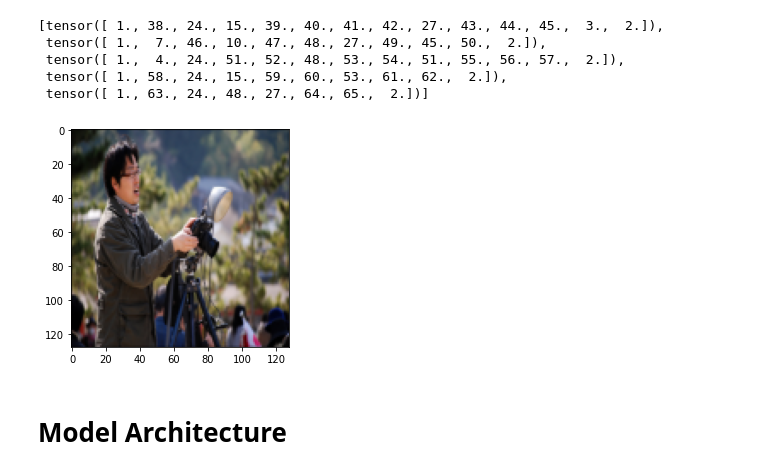
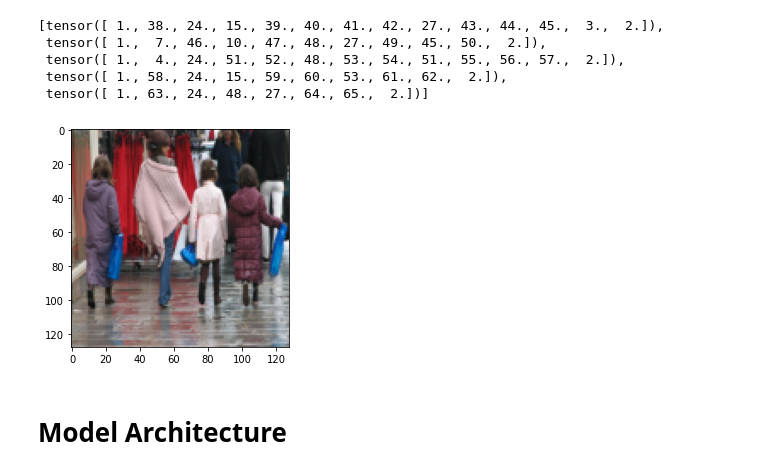
Before and after one commit to karan469/Machine-Learning-COL774, a Jupyter notebook: A4/try_1.ipynb, the cells around one changed output. Drawn from its saved outputs; the diff is of its cells as text; code cells hidden in the pictures.

```diff
--- a/A4/try_1.ipynb
+++ b/A4/try_1.ipynb
@@ -288,11 +288,11 @@ import matplotlib.pyplot as plt
 import matplotlib.image as mpimg
 %matplotlib inline
 # %%
-im = (train_dataset.__getitem__(4721)['image'])
+im = (train_dataset.__getitem__(1234)['image'])
 im = im.transpose(1,2,0)
 img = plt.imshow(im)
 # %% [output]
-[figure, old version]
+[figure, new version]
 # %% [markdown]
 # Model Architecture
 # %% [markdown]
```
Also changed, not shown: parts of 2 cells of this notebook.
